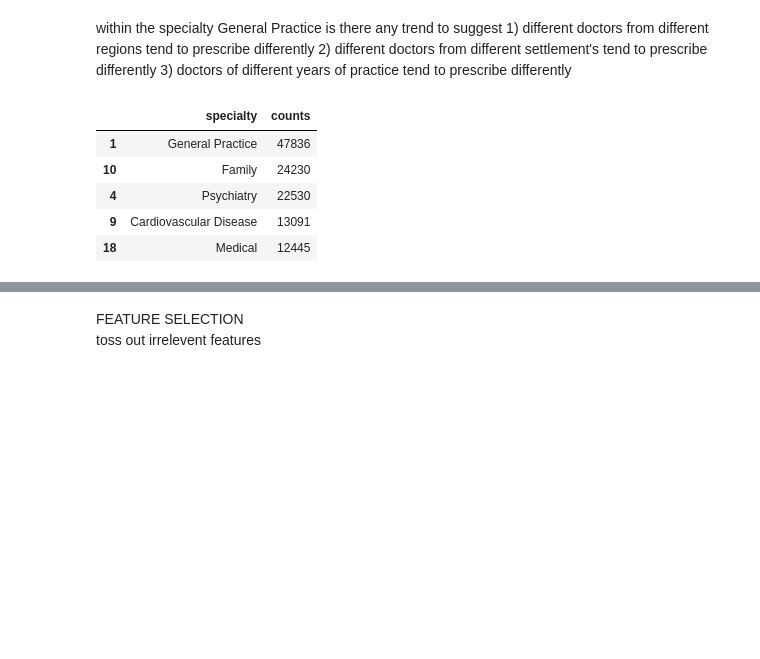
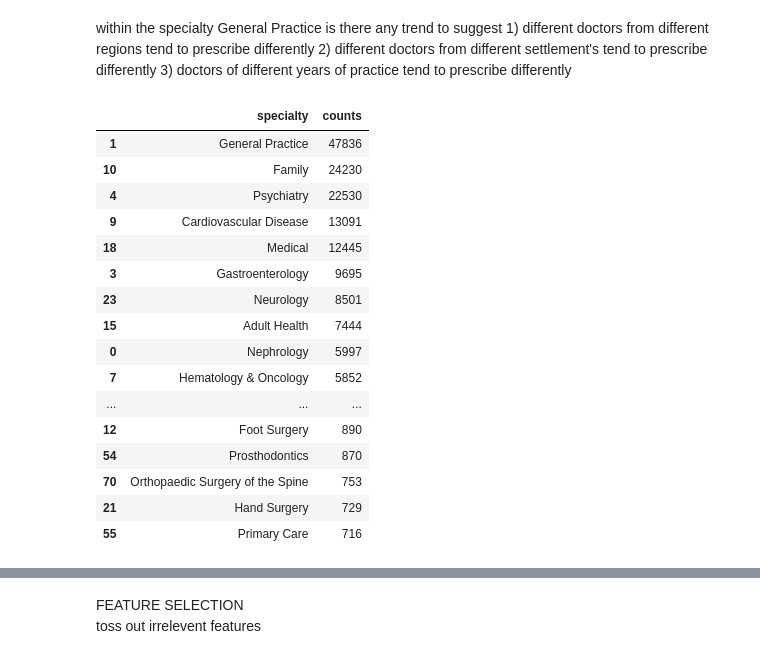
Before and after one commit to ChandraKanthV/Prescription-Based-prediction-with-featureSelection, a Jupyter notebook: project.ipynb, the cells around one changed output, grey strips where cells are left out. Saved outputs shown, nothing was run; the diff lists cells and outputs as text; code cells hidden in the pictures; blank space fills up the shorter version.

```diff
--- a/project.ipynb
+++ b/project.ipynb
@@ -23,7 +23,7 @@ import visuals as vs
 #from copy import copy
 #from update import update
 # %%
-dataset_filename ='/home/ck4vadla/Prescription_Based_PredictionXgboost/roam_predcription_based_predicition_c.jsonl'
+dataset_filename ='/home/chandra/Prescription-Based-prediction-with-featureSelection/roam_predcription_based_predicition_c.jsonl'
 dataframe_main = pd.DataFrame()
 data = ''
 with open(dataset_filename) as json_data:
@@ -470,16 +480,24 @@ within the specialty General Practice is there any trend to suggest
     2) different doctors from different settlement's tend to prescribe differently
     3) doctors of different years of practice tend to prescribe differently
 # %%
-#
 df_specialty_count.sort_values(['counts'], ascending=False, inplace=True)
 type (df_specialty_count)
-display (df_specialty_count.head(5))
-#for i in df_specialty_count.head(5)['specialty']:
-#    print i
+display (df_specialty_count.head(40))
 # %% [output]
 |  | specialty | counts |
 | 1 | General Practice | 47836 |
 | 10 | Family | 24230 |
 | 4 | Psychiatry | 22530 |
 | 9 | Cardiovascular Disease | 13091 |
 | 18 | Medical | 12445 |
+| 3 | Gastroenterology | 9695 |
+| 23 | Neurology | 8501 |
+| 15 | Adult Health | 7444 |
+| 0 | Nephrology | 5997 |
+| 7 | Hematology & Oncology | 5852 |
+| ... | ... | ... |
+| 12 | Foot Surgery | 890 |
+| 54 | Prosthodontics | 870 |
+| 70 | Orthopaedic Surgery of the Spine | 753 |
+| 21 | Hand Surgery | 729 |
+| 55 | Primary Care | 716 |
```
Also changed, not shown: parts of 13 cells of this notebook, 2 other files.
